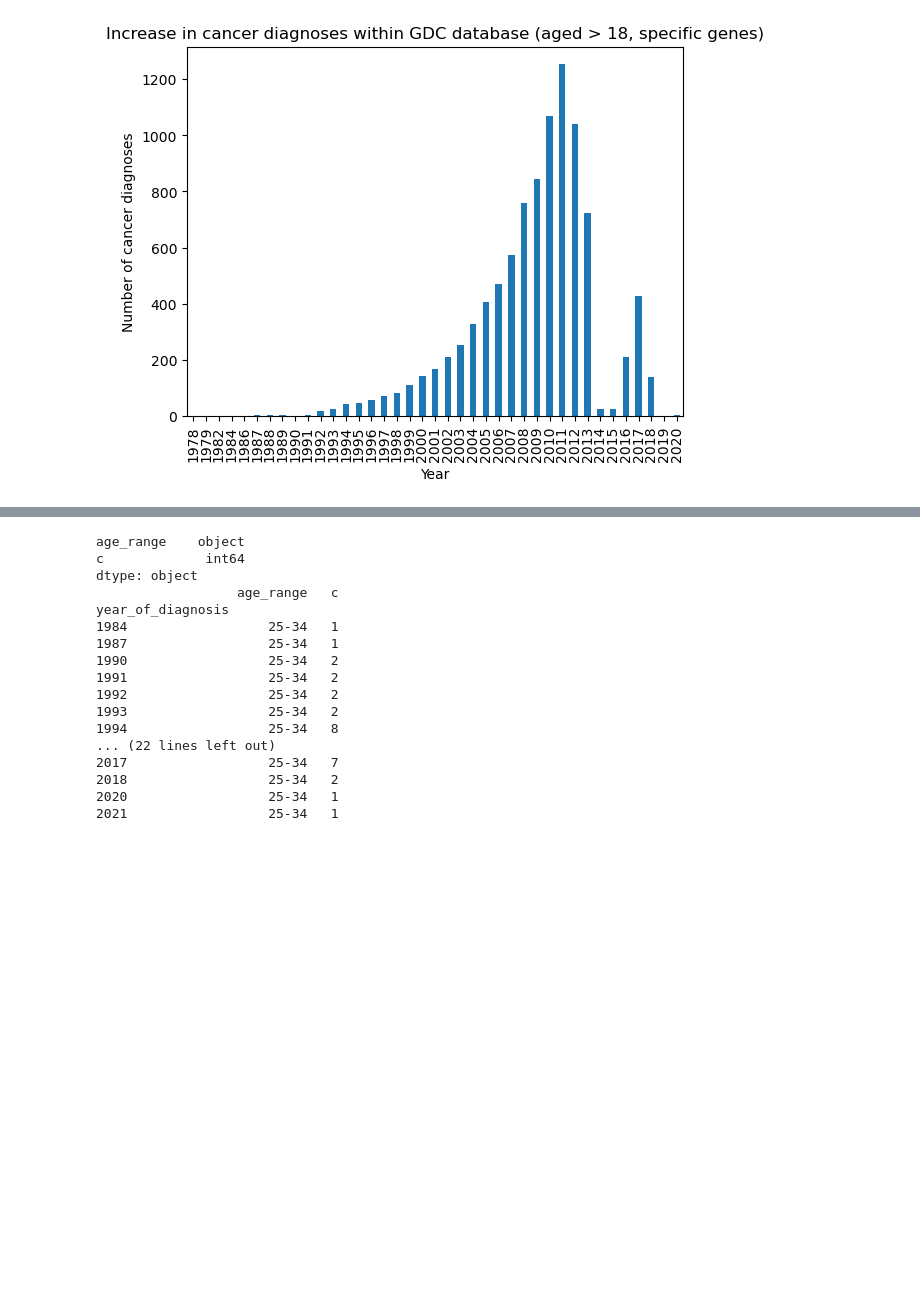
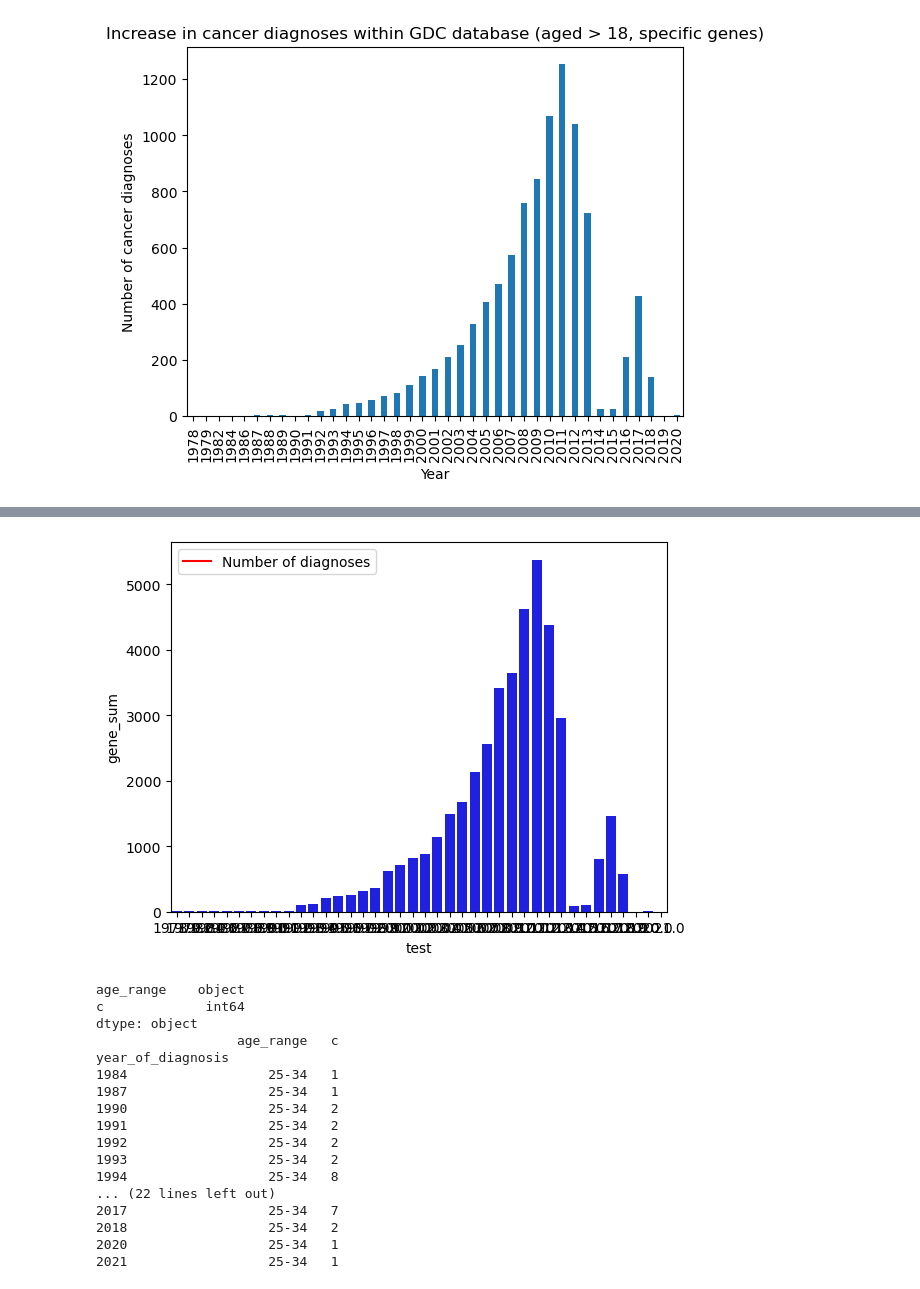
Before and after one commit to nilapalin/made-template, a Jupyter notebook: project/data/gdc.ipynb, the cells around one changed output, grey strips where cells are left out. Saved outputs shown, nothing was run; the diff lists cells and outputs as text; code cells hidden in the pictures; blank space fills up the shorter version.

```diff
--- a/project/data/gdc.ipynb
+++ b/project/data/gdc.ipynb
@@ -160,3 +161,8 @@ ax.set(xlabel='Year', ylabel='Number of cancer diagnoses', title='Increase in ge
+# %%
+g = sns.lineplot(y='nrdiag', x='test', data=gdc, color='red', label='Number of diagnoses')
+g = sns.barplot(y='gene_sum', x='test', data=gdc, color='blue', label='Genes mutated')
+# %% [output]
+[figure, added]
 # %%
 # Connect to the database using SQLAlchemy
 
```
Also changed, not shown: parts of 7 cells of this notebook, 6 other files.
